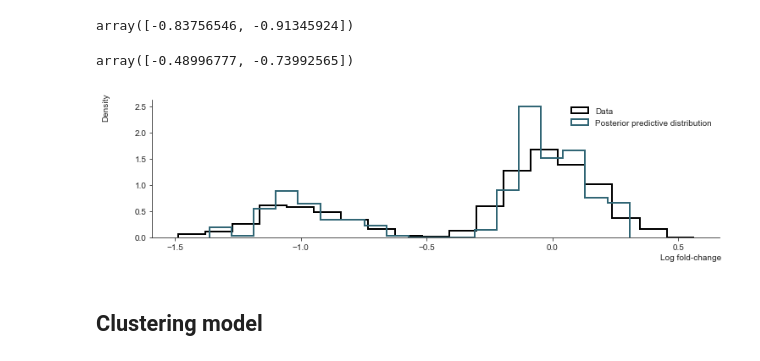
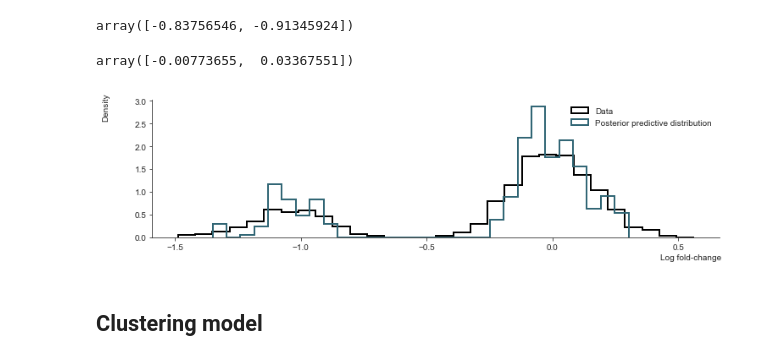
Before and after one commit to cbg-ethz/shm, a Jupyter notebook: analysis/04a-structured_hierarchical_linear_models.ipynb, the cells around one changed output. Cells and saved outputs as stored; diff of their text form; code cells hidden in the pictures.

```diff
--- a/analysis/04a-structured_hierarchical_linear_models.ipynb
+++ b/analysis/04a-structured_hierarchical_linear_models.ipynb
@@ -70,7 +70,7 @@ def read_graph(infile):
         G = pickle.load(fh)
     return G
 # %%
-suffix = "four_bad_sgrnas"
+suffix = "2_genes_zero"
 # %% [markdown]
 # Model evaluation
 # %%
@@ -163,11 +142,11 @@ array([-0.83756546, -0.91345924])
 # %%
 numpy.mean(trace['gamma'], 0)[[14, 18]]
 # %% [output]
-array([-0.48996777, -0.73992565])
+array([-0.00773655,  0.03367551])
 # %%
-sp.plot_steps(readout, ppc_trace, bins=19);
+sp.plot_steps(readout, ppc_trace, bins=30);
 # %% [output]
-[figure, old version]
+[figure, new version]
 # %% [markdown]
 ## Clustering model
 # %%
```
Also changed, not shown: parts of 21 cells of this notebook, 2 other files.
